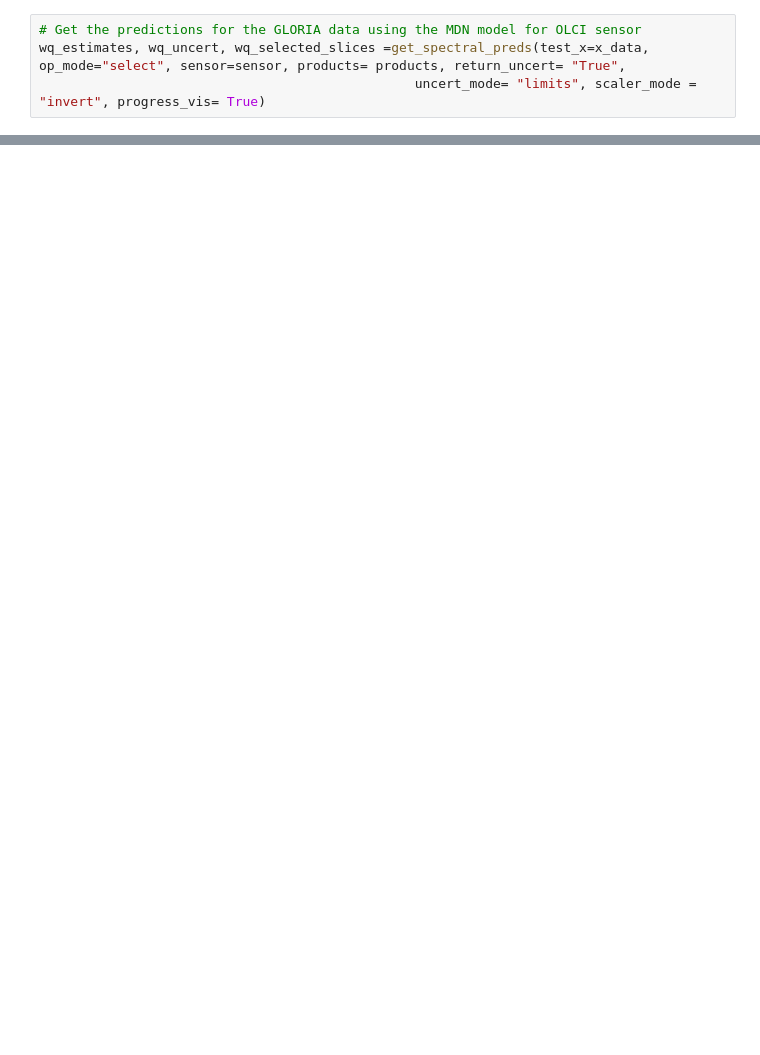
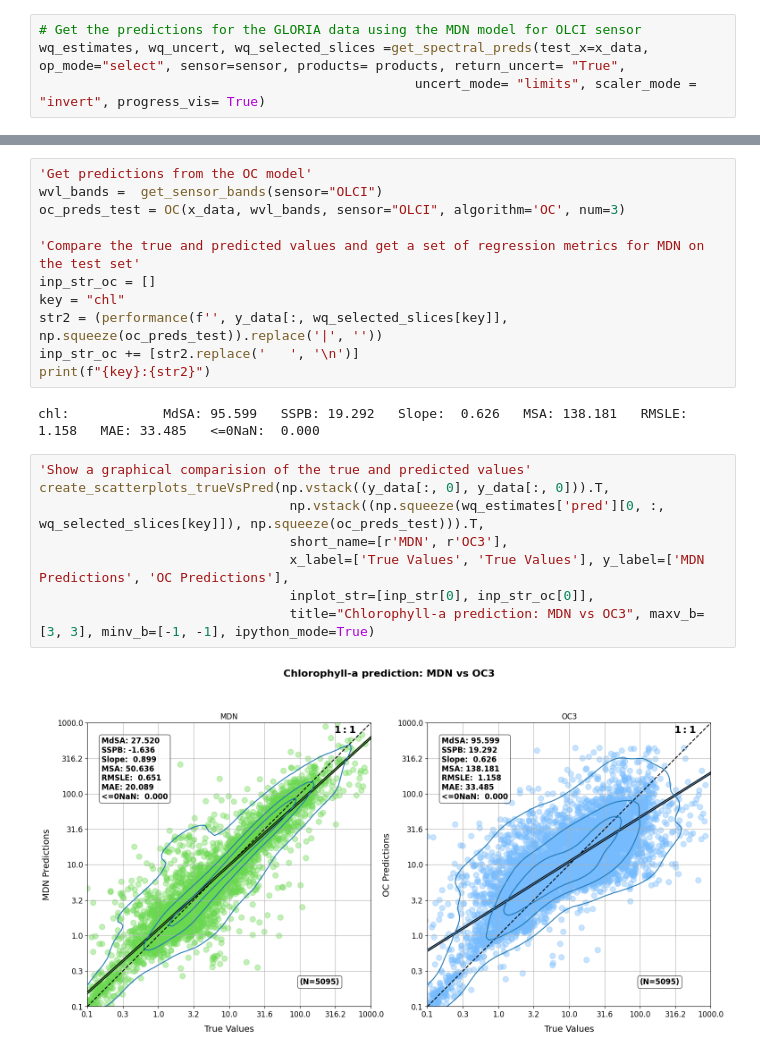
Before and after one commit to arunsaranath/aqv-tutorials, a Jupyter notebook: AQV_2_MDN_predictions.ipynb, the cells around one changed output, grey strips where cells are left out. Cells and saved outputs as stored; diff of their text form; blank space fills up the shorter version.

```diff
--- a/AQV_2_MDN_predictions.ipynb
+++ b/AQV_2_MDN_predictions.ipynb
@@ -399,0 +621,23 @@ IndentationError: unexpected indent (3321657530.py, line 2)
+# %%
+'Get predictions from the OC model'
+wvl_bands =  get_sensor_bands(sensor="OLCI")
+oc_preds_test = OC(x_data, wvl_bands, sensor="OLCI", algorithm='OC', num=3)
+
+'Compare the true and predicted values and get a set of regression metrics for MDN on the test set'
+inp_str_oc = []
+key = "chl"
+str2 = (performance(f'', y_data[:, wq_selected_slices[key]], np.squeeze(oc_preds_test)).replace('|', ''))
+inp_str_oc += [str2.replace('   ', '\n')]
+print(f"{key}:{str2}")
+# %% [output]
+chl:            MdSA: 95.599   SSPB: 19.292   Slope:  0.626   MSA: 138.181   RMSLE:  1.158   MAE: 33.485   <=0NaN:  0.000
+# %%
+'Show a graphical comparision of the true and predicted values'
+create_scatterplots_trueVsPred(np.vstack((y_data[:, 0], y_data[:, 0])).T,
+                                np.vstack((np.squeeze(wq_estimates['pred'][0, :, wq_selected_slices[key]]), np.squeeze(oc_preds_test))).T,
+                                short_name=[r'MDN', r'OC3'],
+                                x_label=['True Values', 'True Values'], y_label=['MDN Predictions', 'OC Predictions'],
+                                inplot_str=[inp_str[0], inp_str_oc[0]],
+                                title="Chlorophyll-a prediction: MDN vs OC3", maxv_b=[3, 3], minv_b=[-1, -1], ipython_mode=True)
+# %% [output]
+[figure, added]
```
Also changed, not shown: parts of 14 cells of this notebook, 2 other files.
